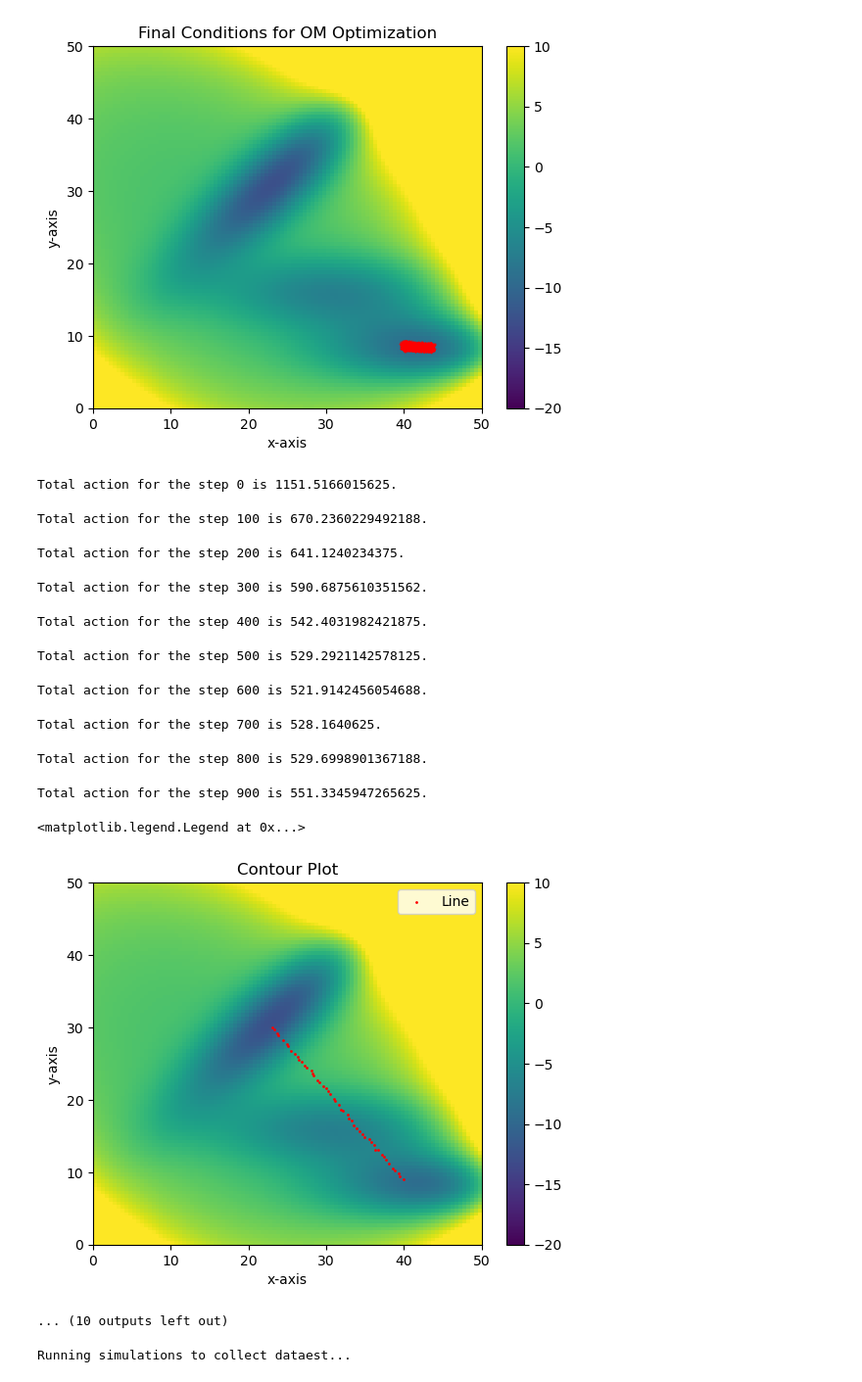
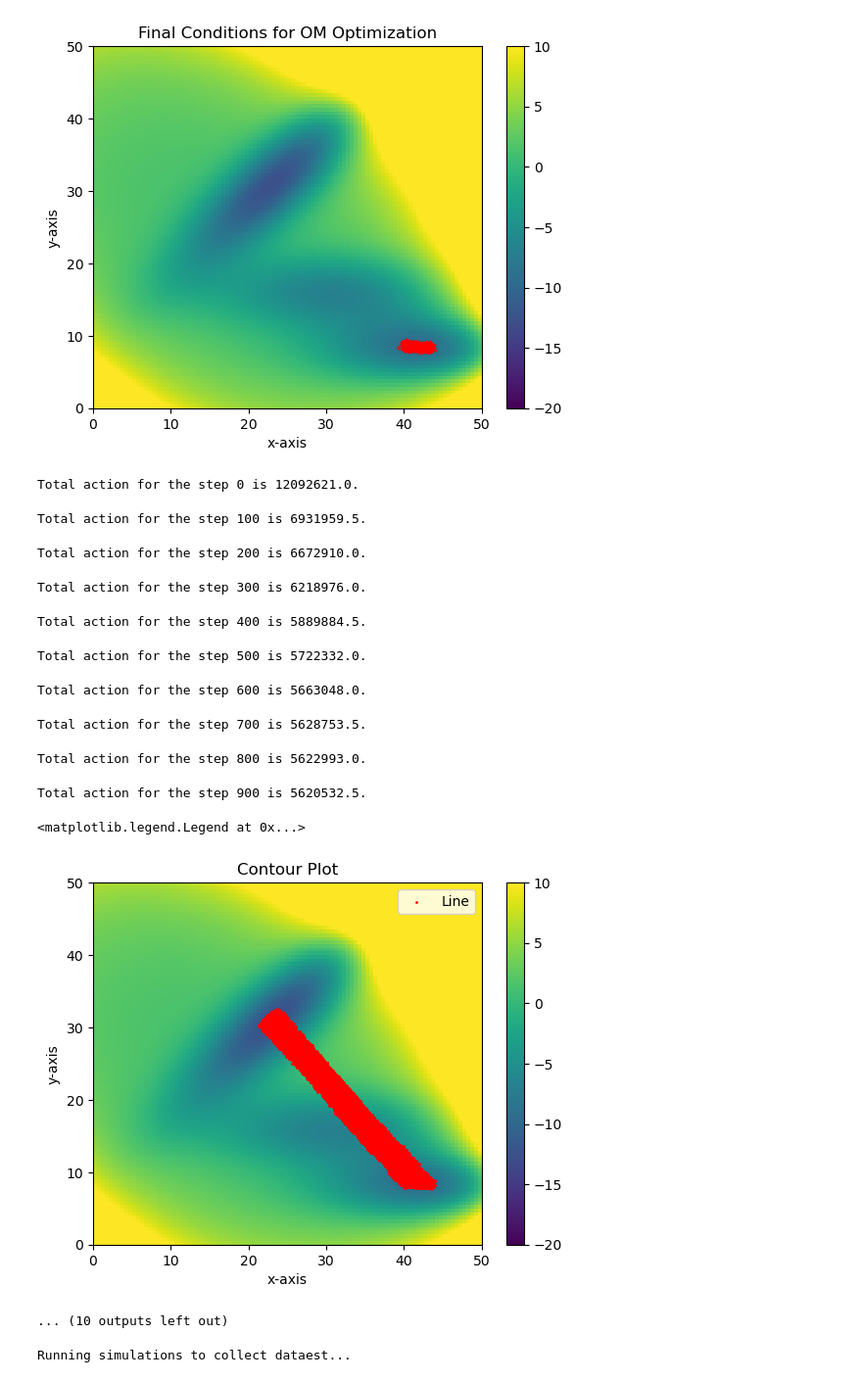
Before and after one commit to michael-psenka/OM-TPS, a Jupyter notebook: mb_analytical.ipynb, the cells around one changed output. Shown at 98% size. Drawn from its saved outputs; the diff is of its cells as text; code cells hidden in the pictures.

```diff
--- a/mb_analytical.ipynb
+++ b/mb_analytical.ipynb
@@ -74,8 +74,8 @@ from copy import deepcopy
 # run unbiased MD, using the OM-optimized path as initial conditions
 # (use this to make a dataset for diffusion model training)
 calculator = MullerBrownPotential(device = "cpu")
-x0_dataset = MBDataset(calculator = calculator, initial_positions = x0.unsqueeze(0).cpu(), timestep = 5.0, temperature = 700, n_steps = 100, n_sims = 100, gamma = 0.001)
-xf_dataset = MBDataset(calculator = calculator, initial_positions = xf.unsqueeze(0).cpu(), timestep = 5.0, temperature = 700, n_steps = 100, n_sims = 100, gamma = 0.001)
+x0_dataset = MBDataset(calculator = calculator, initial_positions = x0.unsqueeze(0).cpu(), timestep = 5.0, temperature = 700, n_steps = 1000, n_sims = 100, gamma = 0.001)
+xf_dataset = MBDataset(calculator = calculator, initial_positions = xf.unsqueeze(0).cpu(), timestep = 5.0, temperature = 700, n_steps = 1000, n_sims = 100, gamma = 0.001)
 
 visualize_mb_data(x0_dataset, title="Initial Conditions for OM Optimization")
 visualize_mb_data(xf_dataset, title="Final Conditions for OM Optimization")
@@ -102,14 +102,14 @@ subsample_points_percent = 0.75 # percentage of points to subsample
 subsample_dimensions_percent = 0.75 # percentage of dimensions to subsample
 write_every = 100 # how often to write to gif
 
-line_x = torch.linspace(x0[0], xf[0],line_density)
-line_y = torch.linspace(x0[1], xf[1], line_density)
-line_points = torch.stack((line_x, line_y), axis=-1).unsqueeze(0).to(args.device) # shape [1, line_density, 2]
-# start_pos = x0_dataset.all_pos.squeeze()
-# end_pos = xf_dataset.all_pos.squeeze()
-# line_x = torch.stack([torch.linspace(start[0], end[0], line_density) for start, end in zip(start_pos, end_pos)])
-# line_y = torch.stack([torch.linspace(start[1], end[1], line_density) for start, end in zip(start_pos, end_pos)])
-# line_points = torch.stack([line_x, line_y], dim=-1).to(args.device) # shape [n_sims, line_density, 2]
+# line_x = torch.linspace(x0[0], xf[0],line_density)
+# line_y = torch.linspace(x0[1], xf[1], line_density)
+# line_points = torch.stack((line_x, line_y), axis=-1).unsqueeze(0).to(args.device) # shape [1, line_density, 2]
+start_pos = x0_dataset.all_pos.squeeze()
+end_pos = xf_dataset.all_pos.squeeze()
+line_x = torch.stack([torch.linspace(start[0], end[0], line_density) for start, end in zip(start_pos, end_pos)])
+line_y = torch.stack([torch.linspace(start[1], end[1], line_density) for start, end in zip(start_pos, end_pos)])
+line_points = torch.stack([line_x, line_y], dim=-1).to(args.device) # shape [n_sims, line_density, 2]
 
 optimizer = torch.optim.Adam([line_points], lr = alpha)
 
@@ -165,44 +165,44 @@ for i in pbar:
         x, y = torch.meshgrid(x_values.to(args.device), y_values.to(args.device), indexing = 'xy')
         z = potential.U_split(x, y).cpu()
 
         fig, ax = plt.subplots()
         colorbar = ax.imshow(z, extent=(x_values.min(), x_values.max(), y_values.min(), y_values.max()), vmin=potential.U_min, vmax=potential.U_max, origin='lower', cmap='viridis', aspect='auto')
         ax.set(xlabel="x-axis", ylabel="y-axis", title="Contour Plot")
         plt.colorbar(colorbar)
 
         scatter_plot = ax.scatter(draw_points[:,:, 0], draw_points[:,:, 1], s=1, c='red', label='Line')
         # quiver_plot = ax.quiver(draw_points[:,0], draw_points[:,1], -grads[:,0], -grads[:,1], scale_units='xy', angles='xy', color='blue', alpha=0.7)
         ax.legend()
 
         fig.canvas.draw()
         image = np.frombuffer(fig.canvas.tostring_rgb(), dtype="uint8")
         image = image.reshape(
             fig.canvas.get_width_height()[::-1] + (3,)
         )
         gif_data.append(image)
 
 action_str = "S2" if action_func == S2Action else "simple"
 imageio.mimsave(f'MB_{action_str}_linedensity={line_density}_gamma={round(gamma.item(), 1)}_dt={round(dt, 1)}_D={round(D.item(), 1)}.gif', gif_data, fps=3)
 
 plt.figure()
 plt.plot(ratios, label = "Log Ratio of Gradient Update to Path Value")
 plt.plot(actions, label = "OM Actions")
 plt.yscale('log')
 plt.xlabel("OM Optimization Iteration")
 plt.legend()
 # %% [output]
-Total action for the step 0 is 1151.5166015625.
+Total action for the step 0 is 12092621.0.
-Total action for the step 100 is 670.2360229492188.
+Total action for the step 100 is 6931959.5.
-Total action for the step 200 is 641.1240234375.
+Total action for the step 200 is 6672910.0.
-Total action for the step 300 is 590.6875610351562.
+Total action for the step 300 is 6218976.0.
-Total action for the step 400 is 542.4031982421875.
+Total action for the step 400 is 5889884.5.
-Total action for the step 500 is 529.2921142578125.
+Total action for the step 500 is 5722332.0.
-Total action for the step 600 is 521.9142456054688.
+Total action for the step 600 is 5663048.0.
-Total action for the step 700 is 528.1640625.
+Total action for the step 700 is 5628753.5.
-Total action for the step 800 is 529.6998901367188.
+Total action for the step 800 is 5622993.0.
-Total action for the step 900 is 551.3345947265625.
+Total action for the step 900 is 5620532.5.
 <matplotlib.legend.Legend at 0x...>
-[figure, old version]
+[figure, new version]
 ... (10 outputs left out)
 # %%
 from mb_dataset import MBDataset
```
